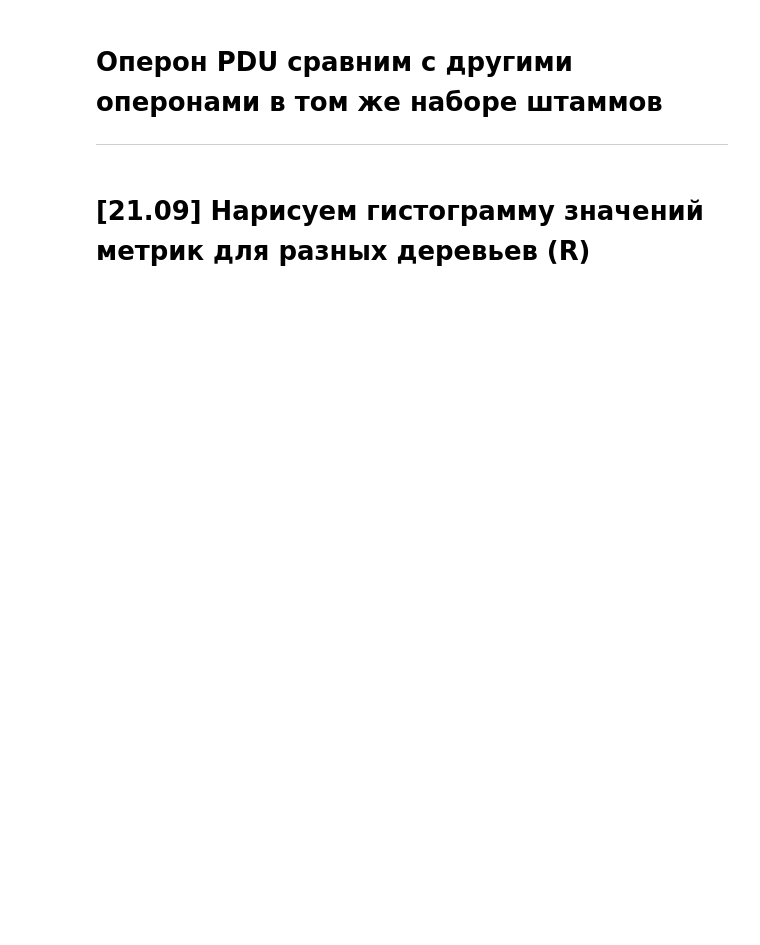
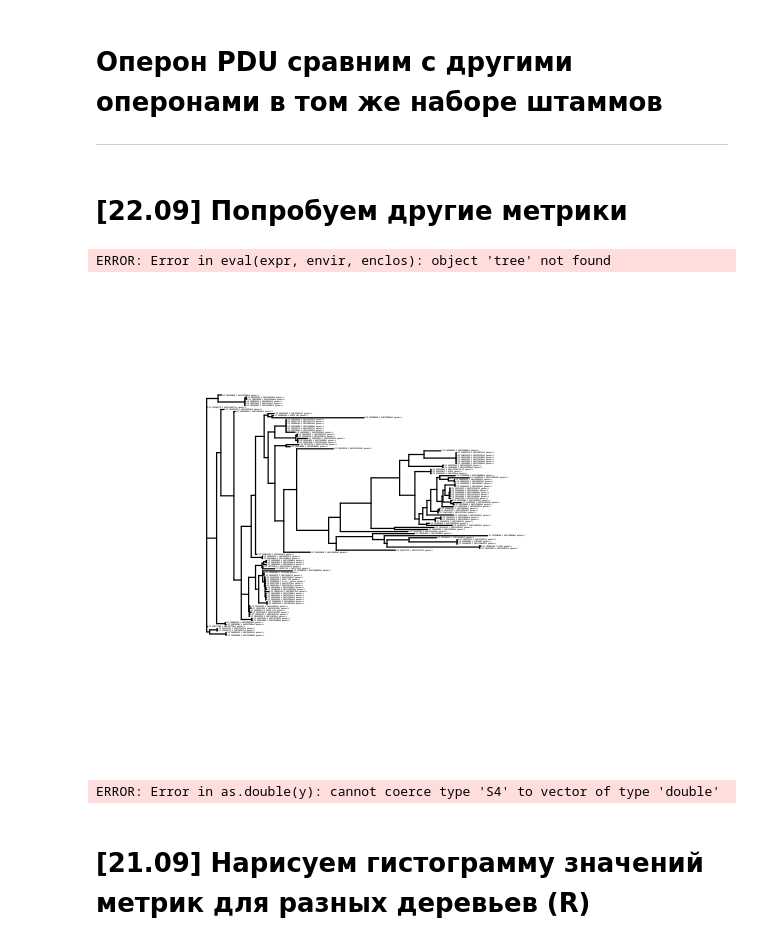
Before and after one commit to paraslonic/operon_travel, a Jupyter notebook: PDU_and_other_operons.ipynb, the cells around one changed output. Drawn from its saved outputs; the diff is of its cells as text; code cells hidden in the pictures; blank space fills up the shorter version.

```diff
--- a/PDU_and_other_operons.ipynb
+++ b/PDU_and_other_operons.ipynb
@@ -1,3 +1,5 @@
 # %% [markdown]
 # Оперон PDU сравним с другими оперонами в том же наборе штаммов
 ***
+# %% [markdown]
+# [22.09] Попробуем другие метрики
@@ -3,0 +9,14 @@
+# %%
+pdu_region_tree <- read.tree("studio/pdu/pdu.fasta.raxml.bestTreeCollapsed")
+# %% [output]
+ERROR: Error in eval(expr, envir, enclos): object 'tree' not found
+# %%
+plot(pdu_region_tree, cex = 0.1)
+# %% [output]
+[figure, added]
+# %%
+tree = pdu_region_tree
+tree <- as(tree, 'TreeMan')
+nids <- tree['nds']
+# %% [output]
+ERROR: Error in as.double(y): cannot coerce type 'S4' to vector of type 'double'
```
Also changed, not shown: parts of 15 cells of this notebook, 8 other files.
